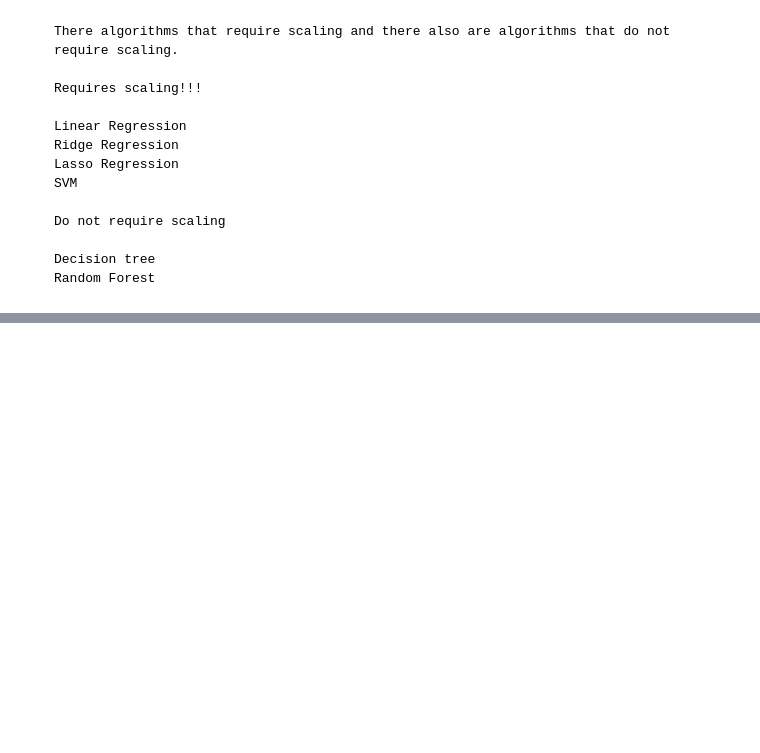
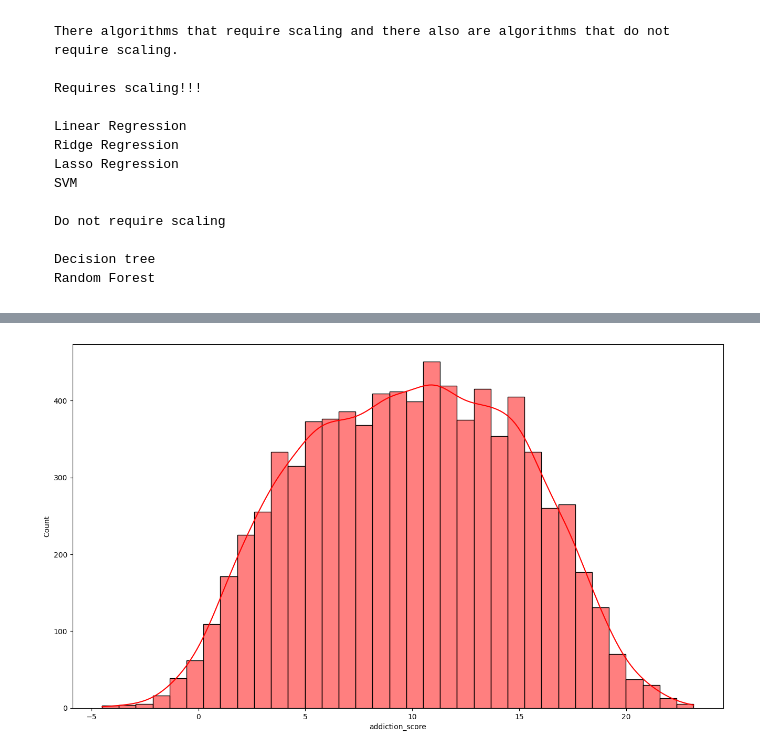
Before and after one commit to otabekrazzoqov/Machine-Learning-full-course-main, a Jupyter notebook: model_building_lesson_019/main/feature_engineering.ipynb, the cells around one changed output, grey strips where cells are left out. Saved outputs shown, nothing was run; the diff lists cells and outputs as text; code cells hidden in the pictures; blank space fills up the shorter version.

```diff
--- a/model_building_lesson_019/main/feature_engineering.ipynb
+++ b/model_building_lesson_019/main/feature_engineering.ipynb
@@ -124,0 +364,6 @@ df.to_csv(output_path, index=False)
+# %%
+plt.figure(figsize=(16,9))
+sns.histplot(df["addiction_score"], kde=True, color="red")
+plt.show()
+# %% [output]
+[figure, added]
```
Also changed, not shown: parts of 36 cells of this notebook, 1 other file.
